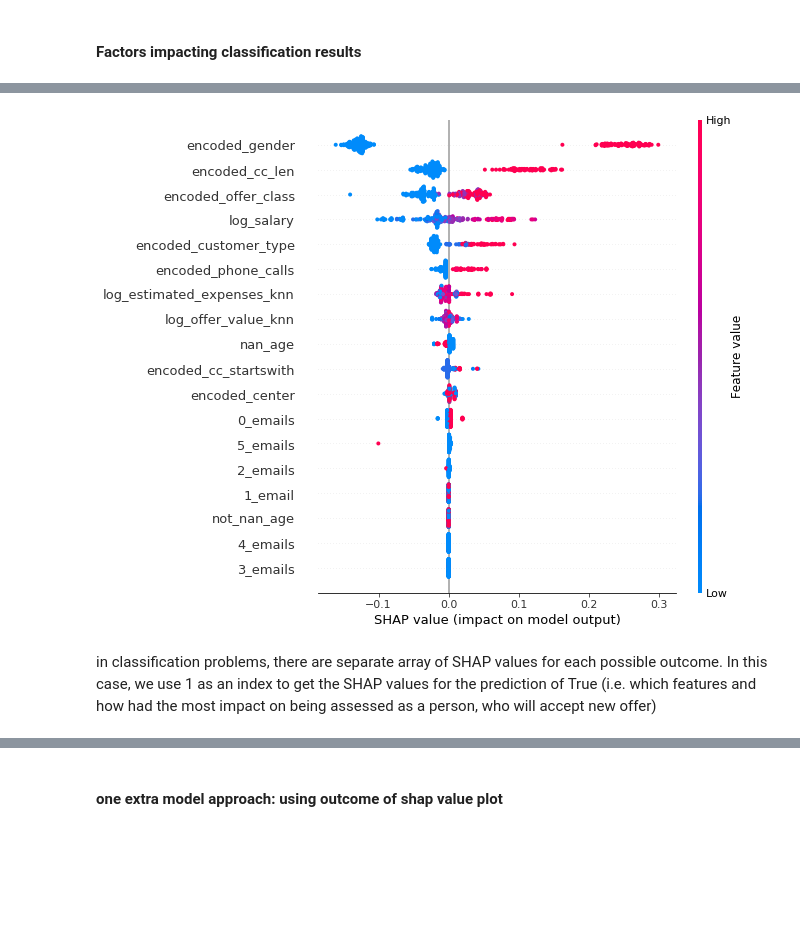
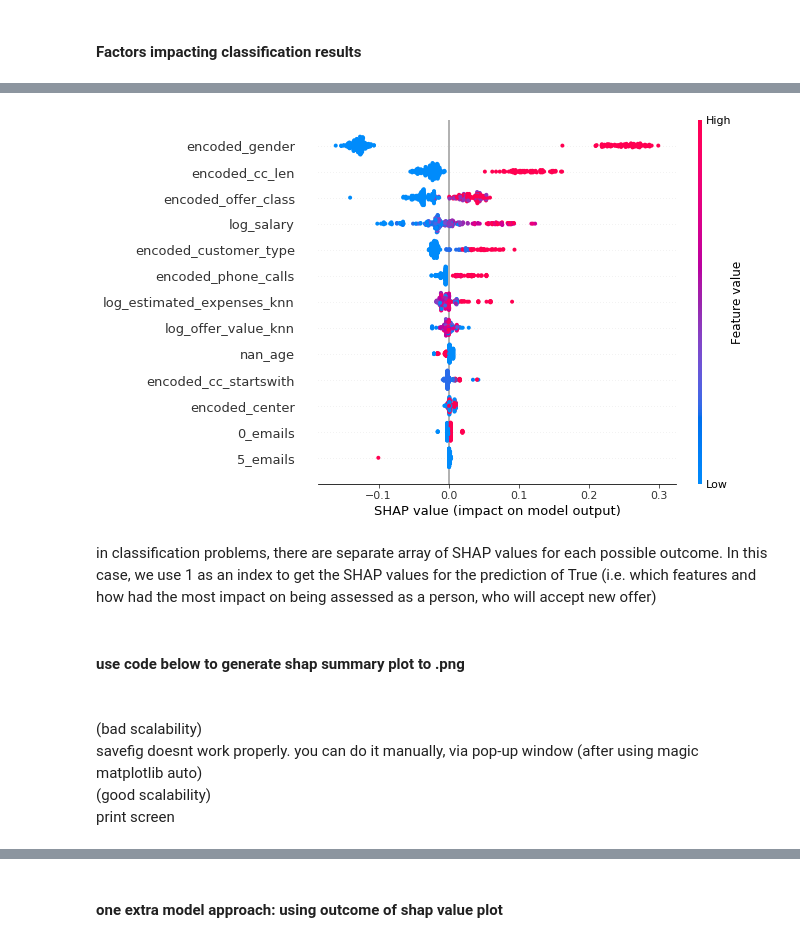
Before and after one commit to mjasieczko/new_offer_success_predictor, a Jupyter notebook: notebooks/3_Final_model_and_feature_importance.ipynb, the cells around one changed output, grey strips where cells are left out. Saved outputs shown, nothing was run; the diff lists cells and outputs as text; code cells hidden in the pictures; blank space fills up the shorter version.

```diff
--- a/notebooks/3_Final_model_and_feature_importance.ipynb
+++ b/notebooks/3_Final_model_and_feature_importance.ipynb
@@ -231,6 +234,8 @@ test1.head()# <- look at during presentation preparation <- it should contain ma
 # %%
-shap.summary_plot(shap_values[1], test1)
+shap.summary_plot(shap_values[1], test1, max_display=13)
 # %% [output]
-[figure, old version]
+[figure, new version]
 # %% [markdown]
 in classification problems, there are separate array of SHAP values for each possible outcome. In this case, we use 1 as an index to get the SHAP values for the prediction of True (i.e. which features and how had the most impact on being assessed as a person, who will accept new offer)
+# %% [markdown]
+#### use code below to generate shap summary plot to .png
@@ -236,0 +246,5 @@ in classification problems, there are separate array of SHAP values for each pos
+# %% [markdown]
+<br> (bad scalability)
+<br> savefig doesnt work properly. you can do it manually, via pop-up window (after using magic matplotlib auto)
+<br>(good scalability)
+<br> print screen
```
Also changed, not shown: parts of 10 cells of this notebook, 5 other files.
